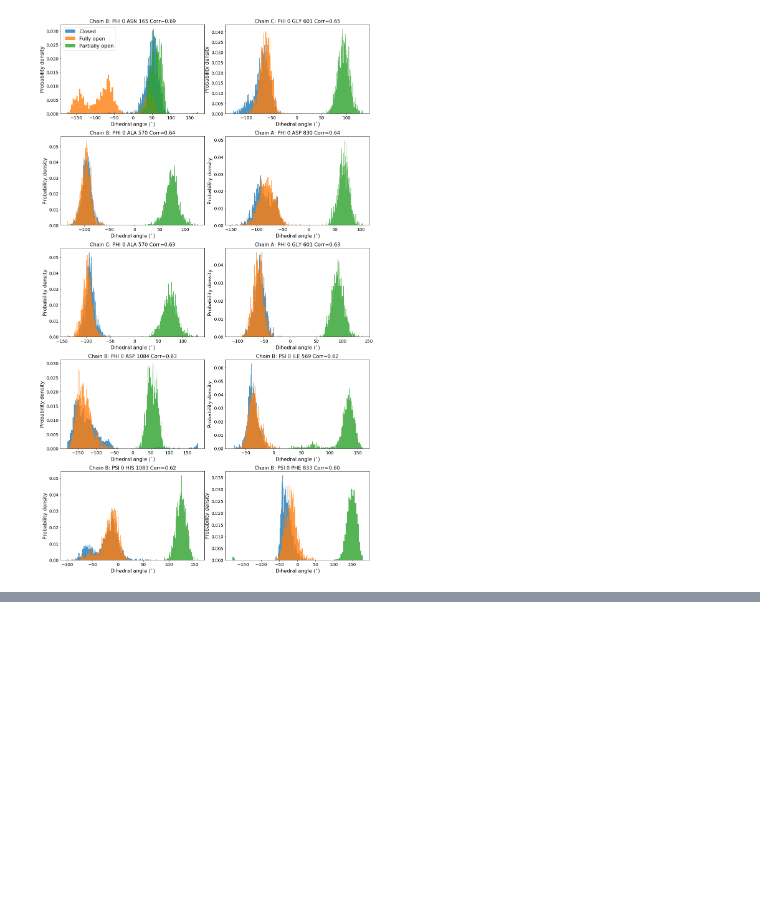
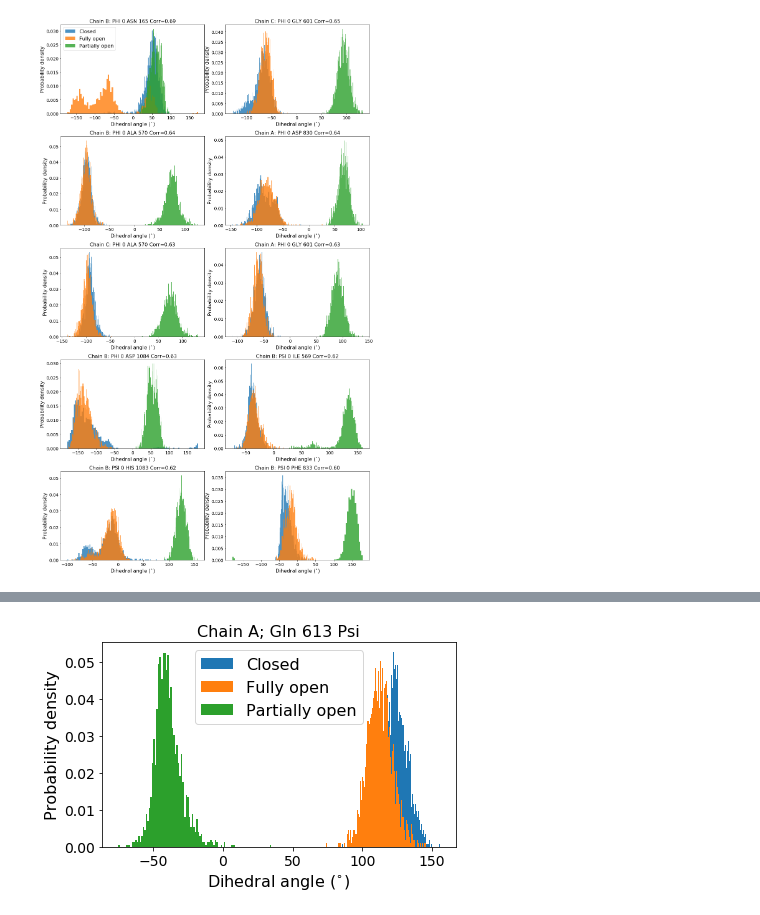
Before and after one commit to dhimanray/COVID-19-correlation-work, a Jupyter notebook: tica-dihedral/dihedral-dist.ipynb, the cells around one changed output, grey strips where cells are left out. Saved outputs shown, nothing was run; the diff lists cells and outputs as text; code cells hidden in the pictures; blank space fills up the shorter version.

```diff
--- a/tica-dihedral/dihedral-dist.ipynb
+++ b/tica-dihedral/dihedral-dist.ipynb
@@ -446,0 +554,27 @@ plt.savefig('dihedral_dist_positive_tIC_2_sin.pdf')
+# %%
+#Chain A; Gly 613 Psi
+indices=[[9568,9570,9583,9585]]
+a1 = md.compute_dihedrals(t,indices,opt=True)
+b1 = a1*180.0/np.pi
+
+a2 = md.compute_dihedrals(t2,indices,opt=True)
+b2 = a2*180.0/np.pi
+
+a3 = md.compute_dihedrals(t3,indices,opt=True)
+b3 = a3*180.0/np.pi
+
+plt.hist(b1,bins=100,density=True,label='Closed')
+plt.hist(b2,bins=100,density=True,label='Fully open')
+plt.hist(b3,bins=100,density=True,label='Partially open')
+plt.legend(fontsize=16)
+plt.xlabel('Dihedral angle ($^{\circ}$)',fontsize=16)
+plt.ylabel('Probability density',fontsize=16)
+plt.title('Chain A; Gln 613 Psi',fontsize=16)
+plt.xticks(fontsize=14)
+plt.yticks(fontsize=14)
+plt.tight_layout()
+
+#plt.show()
+plt.savefig('chain_A_Gln_613_psi.pdf')
+# %% [output]
+[figure, added]
```
Also changed, not shown: parts of 14 cells of this notebook.
